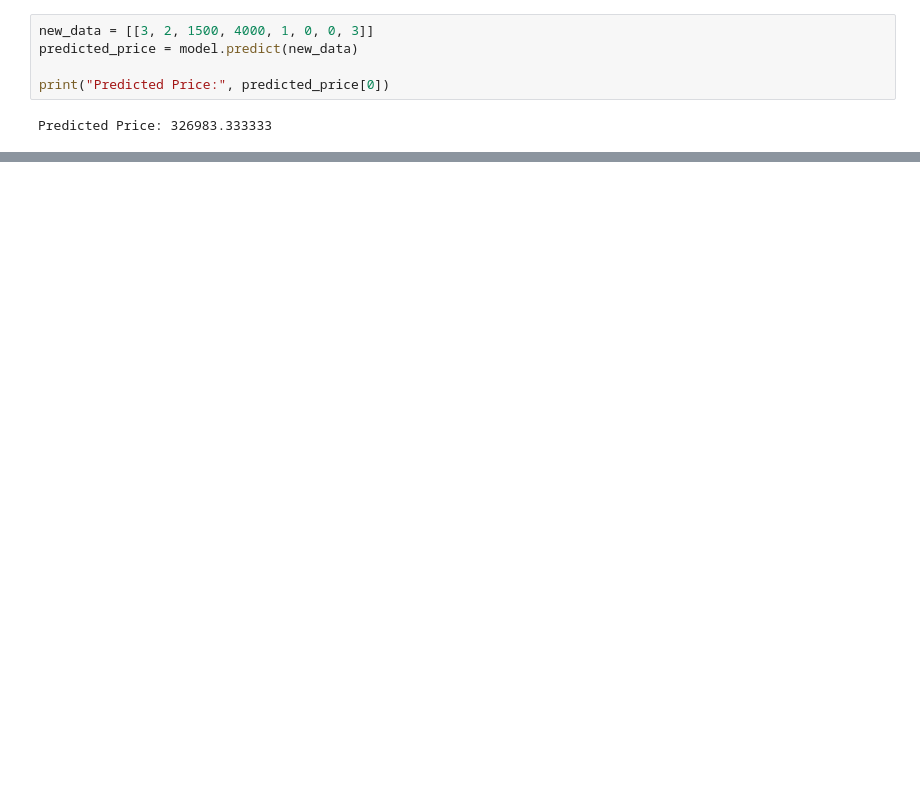
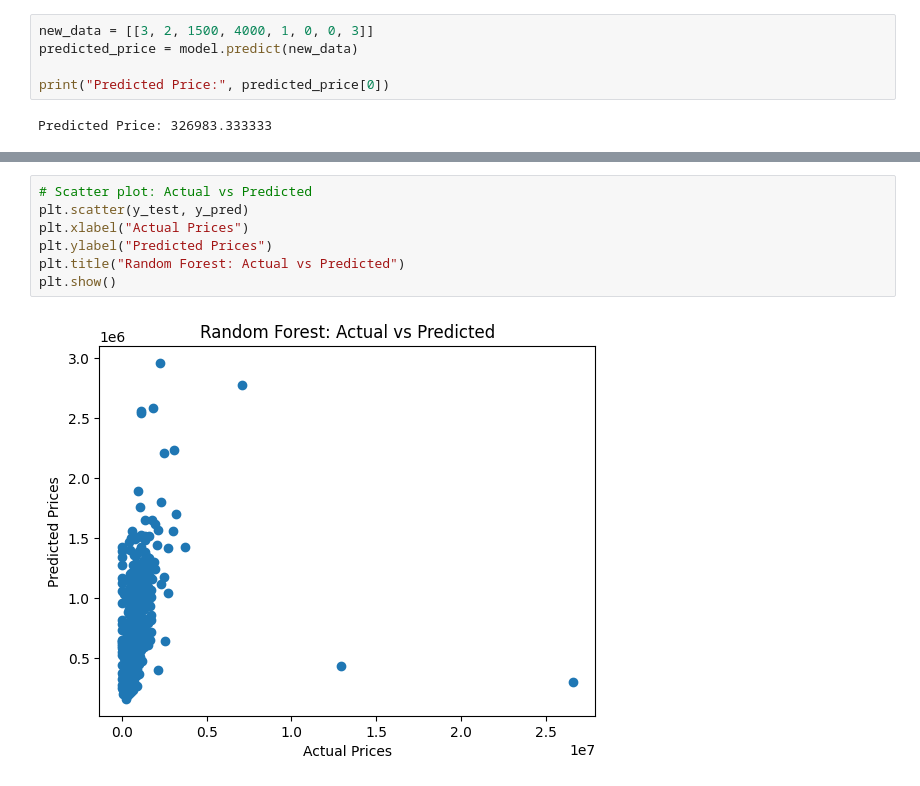
Before and after one commit to YashKhandelwal0705/House-price-prediction, a Jupyter notebook: housepricepredictionipynb.ipynb, the cells around one changed output, grey strips where cells are left out. Cells and saved outputs as stored; diff of their text form; blank space fills up the shorter version.

```diff
--- a/housepricepredictionipynb.ipynb
+++ b/housepricepredictionipynb.ipynb
@@ -187,0 +231,9 @@ Predicted Price: 326983.333333
+# %%
+# Scatter plot: Actual vs Predicted
+plt.scatter(y_test, y_pred)
+plt.xlabel("Actual Prices")
+plt.ylabel("Predicted Prices")
+plt.title("Random Forest: Actual vs Predicted")
+plt.show()
+# %% [output]
+[figure, added]
```
Also changed, not shown: parts of 7 cells of this notebook, 1 other file.
